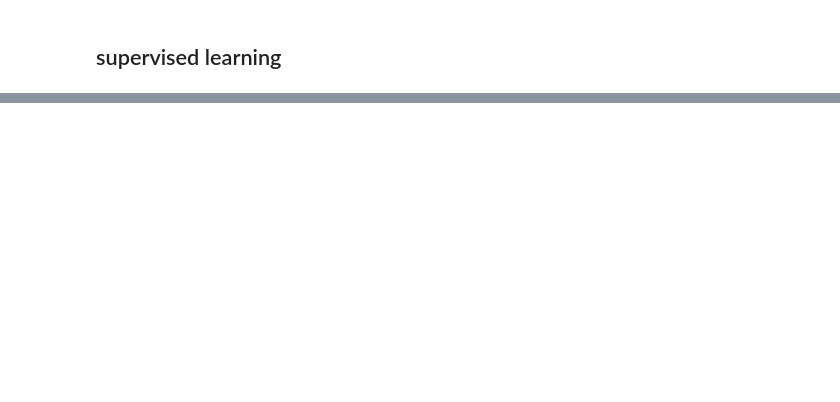
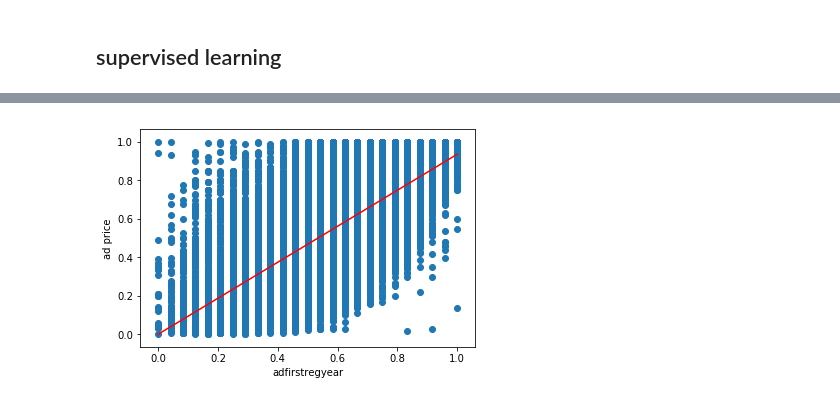
Before and after one commit to FZun/UsedCarStats, a Jupyter notebook: usedCar_Analysis.ipynb, the cells around one changed output, grey strips where cells are left out. Saved outputs shown, nothing was run; the diff lists cells and outputs as text; code cells hidden in the pictures; blank space fills up the shorter version.

```diff
--- a/usedCar_Analysis.ipynb
+++ b/usedCar_Analysis.ipynb
@@ -553,0 +586,12 @@ plt.show()
+# %%
+i=7
+plt.scatter(normalized[:, i], normalized[:, 0])
+
+plt.plot(np.arange(0, 1.1, 0.1), [j*LR1.coef_[i-1] for j in np.arange(0, 1.1, 0.1)], color='r')
+
+plt.xlabel(keys[categoryList[i+5]])
+#plt.xlabel('year first registered')
+plt.ylabel('ad price')
+plt.show()
+# %% [output]
+[figure, added]
```
Also changed, not shown: parts of 38 cells of this notebook, 2 other files.
